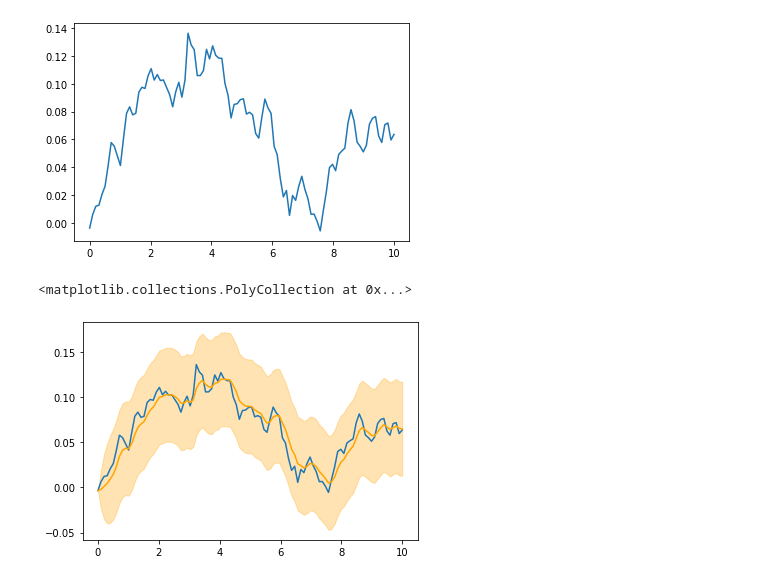
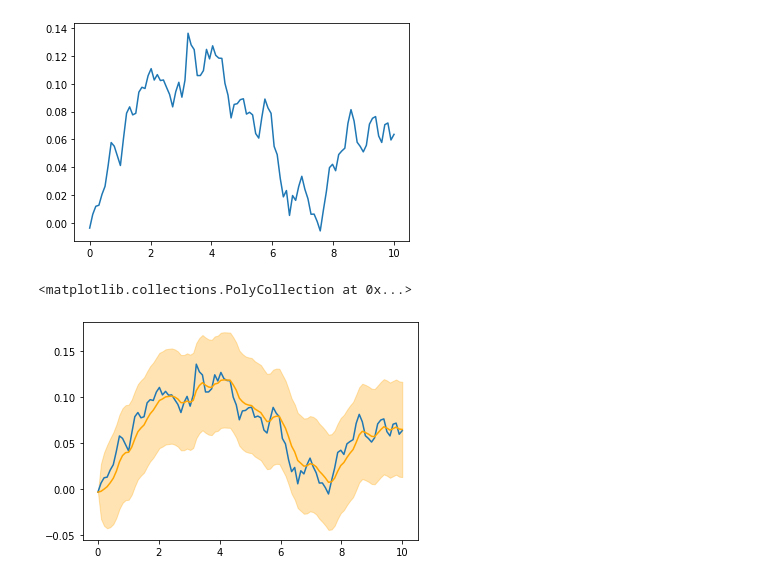
Before and after one commit to ruofan-he/quants_analysis, a Jupyter notebook: カルマンフィルタ/カルマンフィルタ.ipynb, the cells around one changed output. Drawn from its saved outputs; the diff is of its cells as text; code cells hidden in the pictures.

```diff
--- a/カルマンフィルタ/カルマンフィルタ.ipynb
+++ b/カルマンフィルタ/カルマンフィルタ.ipynb
@@ -34,24 +34,24 @@ plt.plot(t,a)
 [figure]
 # %%
 # カルマンフィルタ
-σ_e = 0.4 # 観測変数に関する標準偏差
-σ_w = 0.5 # 内部変数に関する単位時間あたりの標準偏差
+σ_e = 0.1 # 観測変数に関する標準偏差
+σ_w = 0.1 # 内部変数に関する単位時間あたりの標準偏差
 
 sigma_w = σ_w * np.sqrt((t_stop - t_start)/n) # 離散時間に対する標準偏差
 
 b = np.zeros(n) # ベータのガウス過程に対する期待値
-B = np.zeros(n) # ベータのガウス過程に対する標準偏差
+B = np.zeros(n) # ベータのガウス過程に対する分散
 
 b[0] = a[0] # 初期値代入
 B[0] = 0 # 標準偏差初期値代入
 
 for i in range(1,n):
     b[i] = b[i-1] + (B[i-1] + sigma_w**2)/(B[i-1] + sigma_w**2 + σ_e**2) * (a[i] - b[i-1])
     B[i] = (B[i-1] + sigma_w**2) * ( 1.0 - (B[i-1] + sigma_w**2)**2/(B[i-1] + sigma_w**2)/(B[i-1] + sigma_w**2 + σ_e**2))
 
 plt.get_current_fig_manager().canvas.figure = fig
 plt.plot(t,b, color = 'orange')
-plt.fill_between(t,b+B, b-B, alpha = 0.3, color='orange')
+plt.fill_between(t,b+np.sqrt(B), b-np.sqrt(B), alpha = 0.3, color='orange')
 # %% [output]
 <matplotlib.collections.PolyCollection at 0x...>
-[figure, old version]
+[figure, new version]
```
